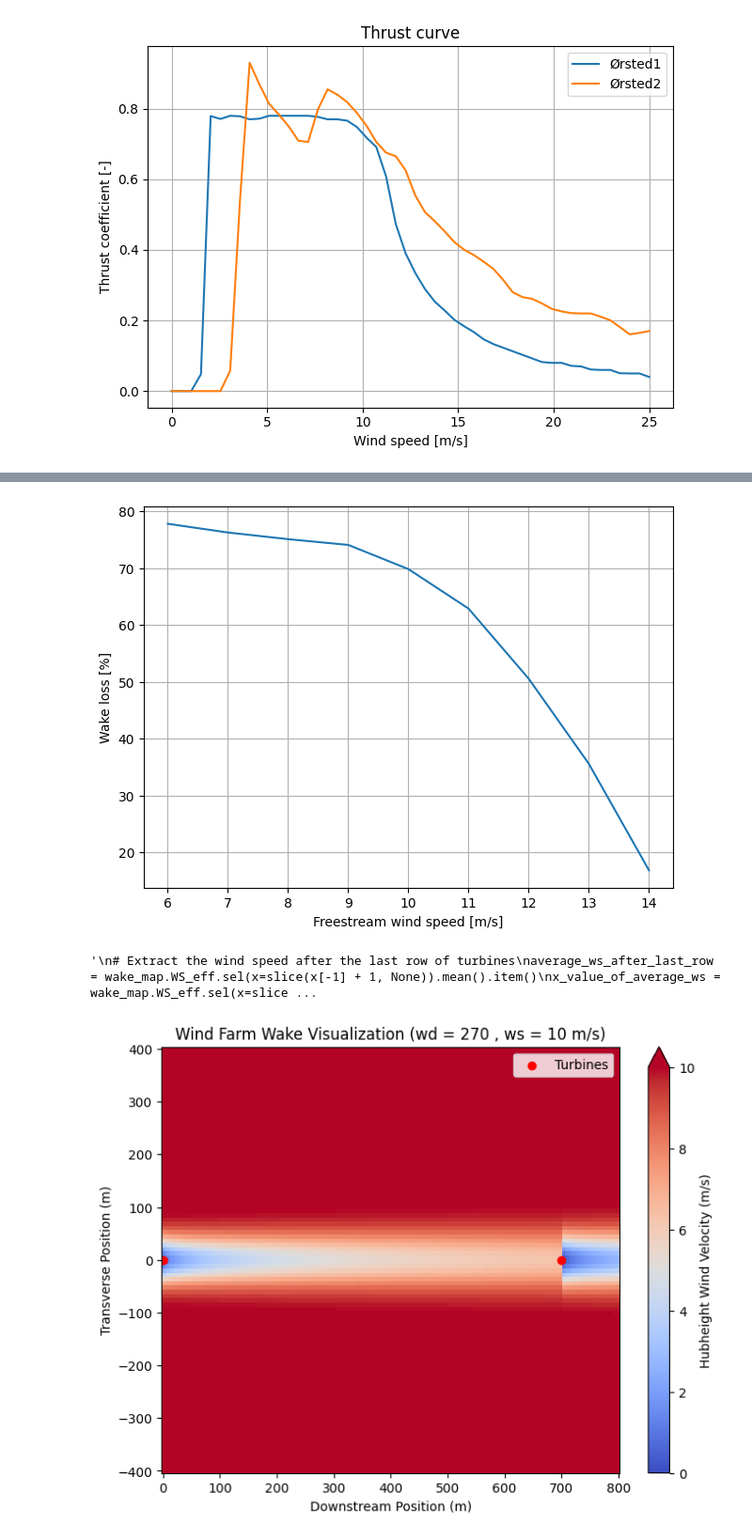
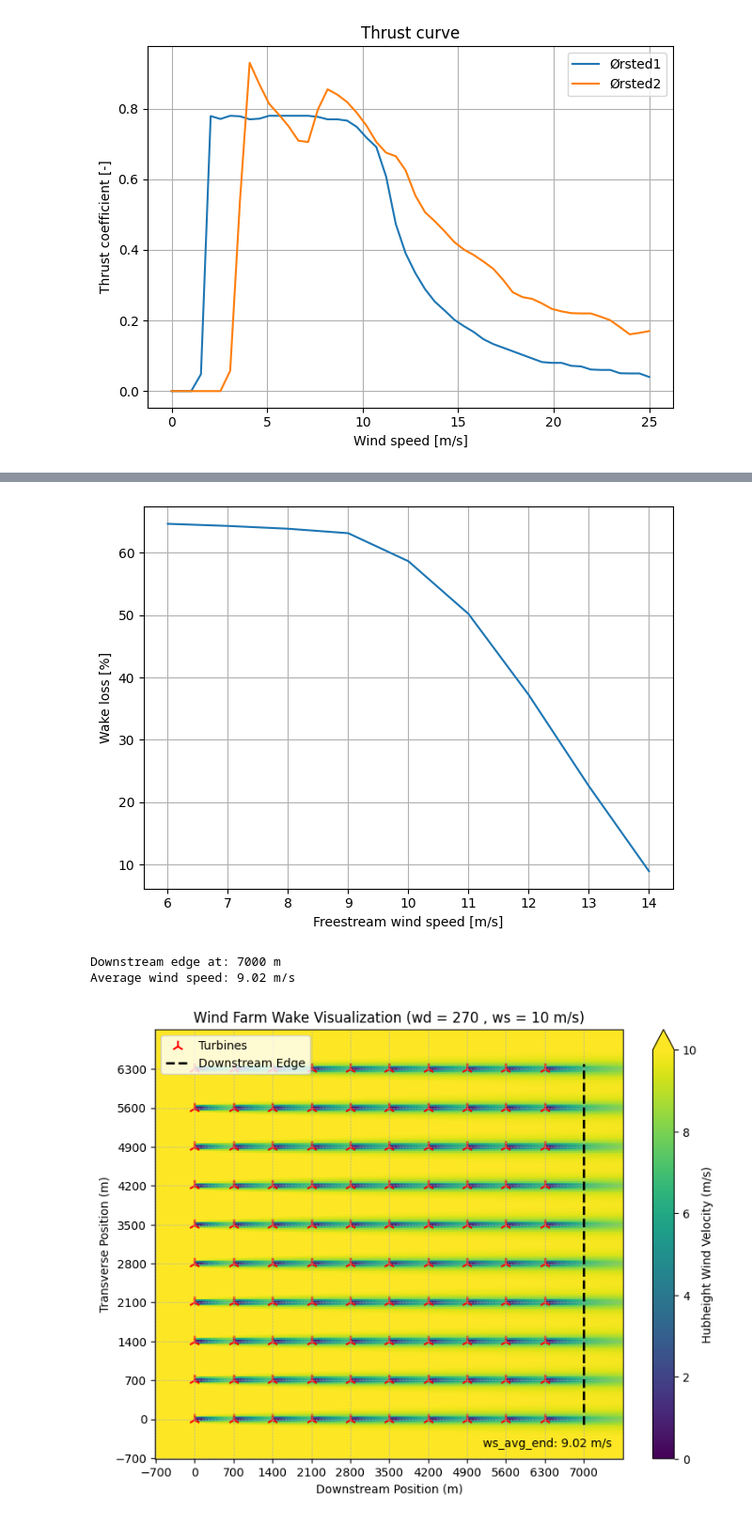
Before and after one commit to marcinsadowy/WTABL, a Jupyter notebook: TurbOPark.ipynb, the cells around one changed output, grey strips where cells are left out. Shown at 94% size. Drawn from its saved outputs; the diff is of its cells as text; code cells hidden in the pictures.

Commit message:
ws_avg_end med Points() + 10x10 park wake plot

```diff
--- a/TurbOPark.ipynb
+++ b/TurbOPark.ipynb
@@ -44,6 +52,6 @@ u0 = [6, 7, 8, 9, 10, 11, 12, 13, 14] # [m/s]
 wd = 270 # [deg]
 ti0 = [0.09, 0.1, 0.11, 0.12, 0.14, 0.15, 0.16, 0.17, 0.18] # [-]
 
-y, x = [v.flatten() for v in np.meshgrid(np.arange(1) * 100 * 7, np.arange(10) * 100 * 7)]
+y, x = [v.flatten() for v in np.meshgrid(np.arange(10) * D * s, np.arange(10) * D * s)]
 wt1.plot(x, y)
 # %% [output]
@@ -58,36 +63,55 @@ sim_res = wfm(x, y, ws=u0, wd=wd, TI=ti0)
 # %%
-((1-(sim_res.Power.mean('wt') / sim_res.Power.max('wt')))*100).plot()
+((1-(sim.Power.mean('wt') / sim.Power.max('wt')))*100).plot()
 setup_plot(ylabel='Wake loss [%]', xlabel='Freestream wind speed [m/s]')
 # %% [output]
-[figure, old version]
+[figure, new version]
+# %%
+x_end = max(x) + 1*D*s # 1 spacing after downstream edge
+
+y_end = np.linspace(min(y)-D/2, max(y)+D/2, max(y)+D, endpoint=False)
+
+zh = wt1.hub_height()
+
+ws_end = np.squeeze(
+    sim.flow_map(Points(x=x_end * np.ones_like(y_end),
+                        y=y_end,
+                        h=zh * np.ones_like(y_end)))).WS_eff.values
+
+ws_avg_end = np.mean(ws_end)
+
+print(f"Downstream edge at: {x_end} m")
+print(f"Average wind speed: {ws_avg_end:.2f} m/s")
+# %% [output]
+Downstream edge at: 7000 m
+Average wind speed: 9.02 m/s
 # %%
 # --- Wake Visualization ---
 fig, ax = plt.subplots(figsize=(8, 6))
 
 # Compute the flow map and grid
-flow_map_grid = HorizontalGrid(x=np.linspace(0, 800, 200), y=np.linspace(-400, 400, 100))
-flow_map = sim_res.flow_map(grid=flow_map_grid)
+flow_map_grid = HorizontalGrid(x=np.linspace(min(x)-1*100*7, max(x)+2*D*s, 300), y=np.linspace(min(y)-1*D*s, max(y)+1*D*s, 300))
+flow_map = sim.flow_map(grid=flow_map_grid)
 wake_map = flow_map.sel(wd=wd, ws=10, method="nearest")
 vmin, vmax = 0, 10
 
-wake_map.WS_eff.plot(ax=ax, cmap="coolwarm", vmin=vmin, vmax=vmax, cbar_kwargs={'label': 'Hubheight Wind Velocity (m/s)'})
+wake_map.WS_eff.plot(ax=ax, cmap="viridis", vmin=vmin, vmax=vmax, cbar_kwargs={'label': 'Hubheight Wind Velocity (m/s)'})
 
 # Plot turbine positions
-ax.scatter(x, y, color="red", marker="o", label="Turbines")
+ax.scatter(x, y, color="red", marker="2", s=100, label="Turbines")
+ax.vlines(x=x_end, ymin=min(y)-1*D, ymax=max(y)+1*D, color='black', linestyle='--', linewidth=2, label="Downstream Edge")
 ax.set_title("Wind Farm Wake Visualization (wd = " + str(wd) + " , ws = " + str(10) + " m/s)")
 ax.set_xlabel("Downstream Position (m)")
 ax.set_ylabel("Transverse Position (m)")
-ax.legend()
+ax.set_aspect('equal')
+ax.legend(loc='upper left')
+plt.text(0.975, 0.05, f'ws_avg_end: {ws_avg_end:.2f} m/s', ha='right', va='top', transform=ax.transAxes)
 
-"""
-# Extract the wind speed after the last row of turbines
-average_ws_after_last_row = wake_map.WS_eff.sel(x=slice(x[-1] + 1, None)).mean().item()
-x_value_of_average_ws = wake_map.WS_eff.sel(x=slice(x[-1] + 1, None)).mean(dim='y').idxmax('x').item()
+# Add grid with ticklines every 700 in both x and y
+ax.set_xticks(np.arange(min(x)-1*D*s, max(x)+2*D*s, 700))
+ax.set_yticks(np.arange(min(y)-1*D*s, max(y)+1*D*s, 700))
+ax.grid(True, which='both', linestyle='--', linewidth=0.5)
 
-print(f"Average wind speed after the last row of turbines: {average_ws_after_last_row:.2f} m/s")
-print(f"x-value at which this occurs: {x_value_of_average_ws:.2f} m")"
-"""
+plt.tight_layout()
 # %% [output]
-'\n# Extract the wind speed after the last row of turbines\naverage_ws_after_last_row = wake_map.WS_eff.sel(x=slice(x[-1] + 1, None)).mean().item()\nx_value_of_average_ws = wake_map.WS_eff.sel(x=slice ...
-[figure, old version]
+[figure, new version]
 # %%
```
Also changed, not shown: parts of 5 cells of this notebook.
